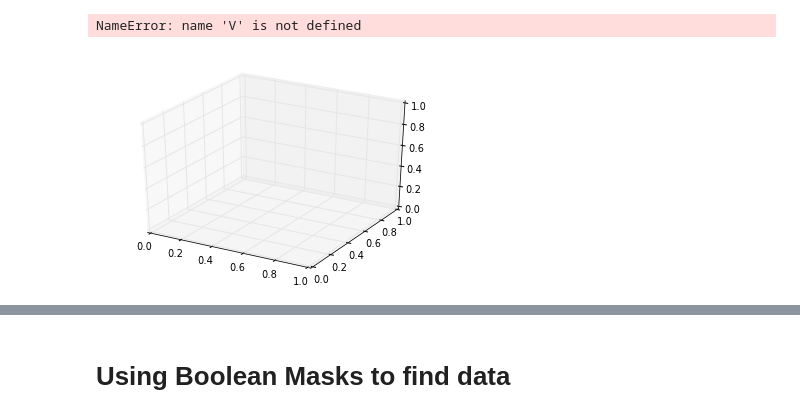
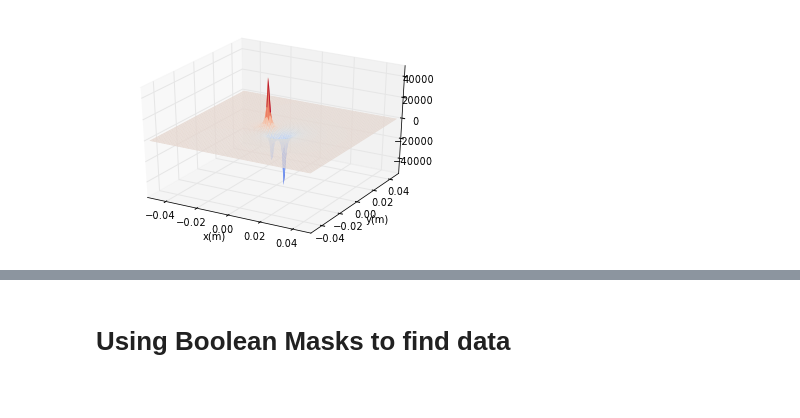
Before and after one commit to ewjohnst/PHYS202-S13, a Jupyter notebook: Week4/ThursdayNotes.ipynb, the cells around one changed output, grey strips where cells are left out. Saved outputs shown, nothing was run; the diff lists cells and outputs as text; code cells hidden in the pictures.

```diff
--- a/Week4/ThursdayNotes.ipynb
+++ b/Week4/ThursdayNotes.ipynb
@@ -2,26 +2,10 @@
 from newEl import *
 from mpl_toolkits.mplot3d import Axes3D
 # %%
-from math import sqrt
-import numpy as np
-
-def pointPotential(x,y,q1,posx,posy):
-	"""defining constants and finds potential using distance to particle for a positive e"""
-	k=8.98e9; q1=1.6e-19
-        PointP = (k*q1)/np.sqrt((x-posx)**2+(y-posy)**2)
-        return PointP
-
-
-def dipolePotential(x,y,qd, d):
-    """finds the potential between two charges"""
-    k=8.98e9
-    Vdipole = (k*q1/np.sqrt(x**2+(y-(d/2))**2)) - (k*q1/np.sqrt(x**2+(y+(d/2))**2))
-    return Vdipole
-
 x,y = meshgrid(arange(-0.05, 0.0501, 0.0011),arange(-0.05, 0.0501, 0.0011))
-q1 = -2.e-9
-posx = 0.0
-posy = -0.005
+qp = -2.e-9
+posx = 0.; posy = -0.005
 qd = 3.e-9
 d = 0.01
-Vtotal = pointPotential(x, y, q1, posx, posy) + Vdipole(x, y, qd, d)
+
+Vtotal = -((pointPotential(x, y, qp, posx, posy))*10**10) - dipolePotential(x, y, qd, d)
@@ -40,15 +12,14 @@ NameError: name 'Pointpotential' is not defined
 # %%
-from mp1_toolkits.mpl3d import Axes3D
+from mpl_toolkits.mplot3d import Axes3D
 
 fig = figure()
 ax = fig.gca(projection = '3d')
-p = ax.plot_surface(x, y, Vtotal, rstride=1, cstride=1, linewidth=0, cmap=cm.spectral)
+p = ax.plot_surface(x, y, Vtotal, rstride=1, cstride=1, linewidth=0, cmap=cm.coolwarm)
 
 ylabel('y(m)')
 xlabel('x(m)')
 show()
 # %% [output]
-NameError: name 'V' is not defined
-[figure, old version]
+[figure, new version]
 # %%
 levels = array([-20000., -10000., -5000., -2000., -1000., -500., -250., 0., 250., 500., 1000., 2000., 5000., 10000., 2000.])
```
Also changed, not shown: parts of 10 cells of this notebook, 1 other file.
